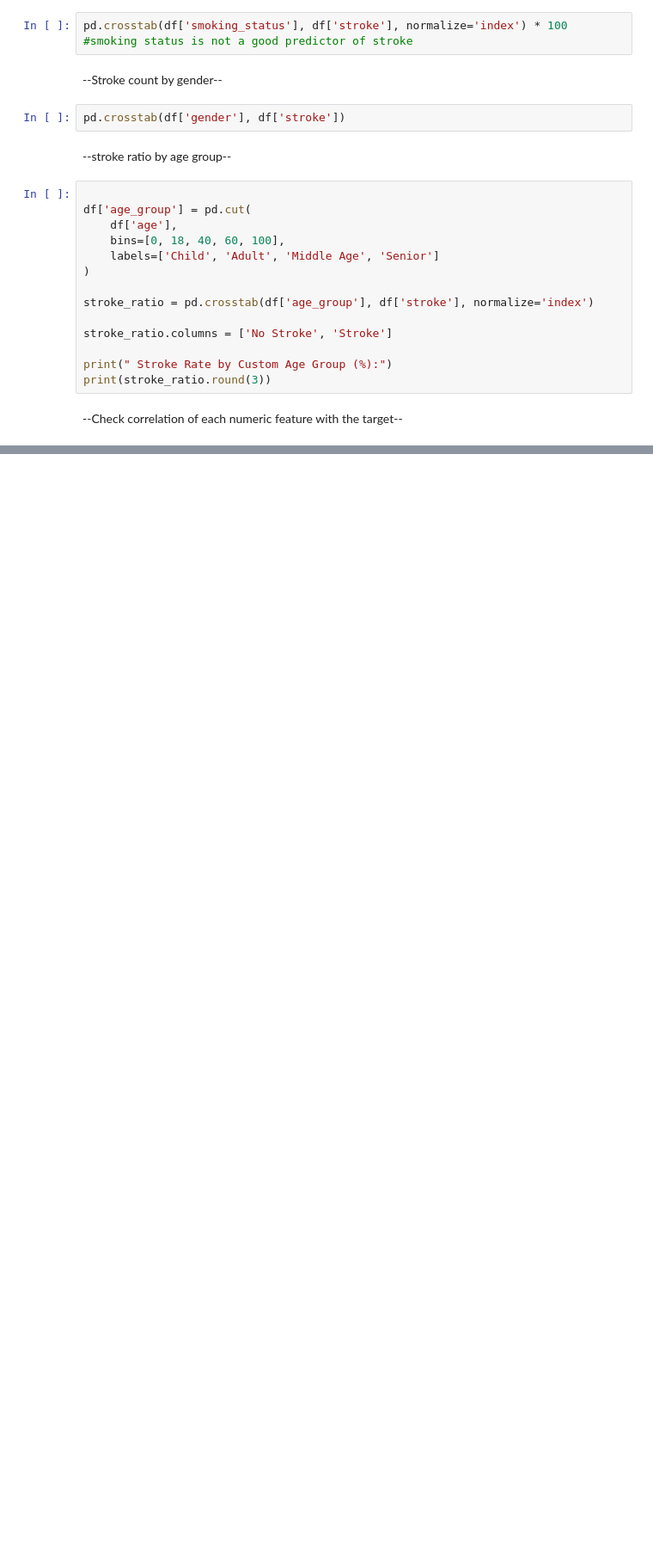
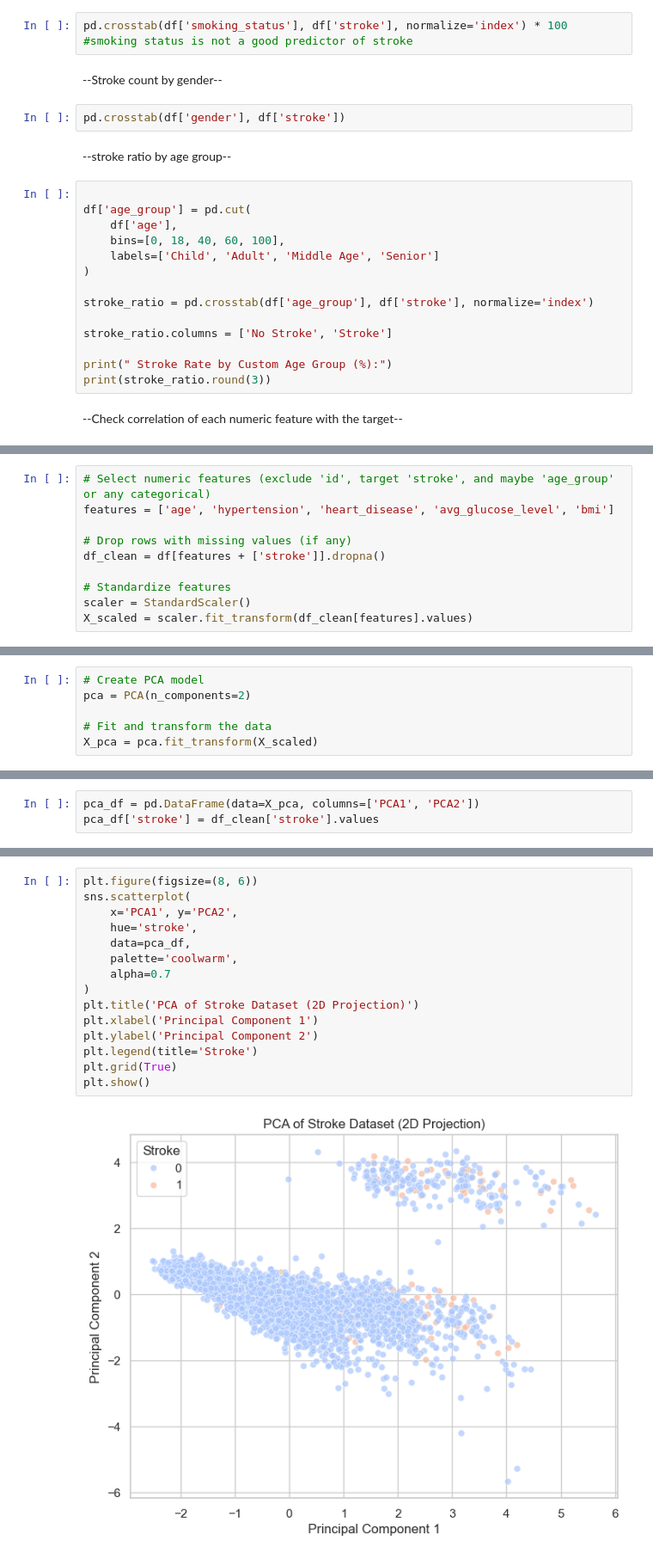
Before and after one commit to mazen4bs/stoke-prediction-machine-learning, a Jupyter notebook: stroke prediction/notebooks/stroke_analysis_phase1.ipynb, the cells around one changed output, grey strips where cells are left out. Shown at 86% size. Saved outputs shown, nothing was run; the diff lists cells and outputs as text; blank space fills up the shorter version.

```diff
--- a/stroke prediction/notebooks/stroke_analysis_phase1.ipynb
+++ b/stroke prediction/notebooks/stroke_analysis_phase1.ipynb
@@ -248,0 +124,10 @@ Name: stroke, dtype: float64
+# %%
+# Select numeric features (exclude 'id', target 'stroke', and maybe 'age_group' or any categorical)
+features = ['age', 'hypertension', 'heart_disease', 'avg_glucose_level', 'bmi']
+
+# Drop rows with missing values (if any)
+df_clean = df[features + ['stroke']].dropna()
+
+# Standardize features
+scaler = StandardScaler()
+X_scaled = scaler.fit_transform(df_clean[features].values)
@@ -248,0 +136,6 @@ Name: stroke, dtype: float64
+# %%
+# Create PCA model
+pca = PCA(n_components=2)
+
+# Fit and transform the data
+X_pca = pca.fit_transform(X_scaled)
@@ -248,0 +144,3 @@ Name: stroke, dtype: float64
+# %%
+pca_df = pd.DataFrame(data=X_pca, columns=['PCA1', 'PCA2'])
+pca_df['stroke'] = df_clean['stroke'].values
@@ -248,0 +149,17 @@ Name: stroke, dtype: float64
+# %%
+plt.figure(figsize=(8, 6))
+sns.scatterplot(
+    x='PCA1', y='PCA2',
+    hue='stroke',
+    data=pca_df,
+    palette='coolwarm',
+    alpha=0.7
+)
+plt.title('PCA of Stroke Dataset (2D Projection)')
+plt.xlabel('Principal Component 1')
+plt.ylabel('Principal Component 2')
+plt.legend(title='Stroke')
+plt.grid(True)
+plt.show()
+# %% [output]
+[figure, added]
```
Also changed, not shown: parts of 19 cells of this notebook.
